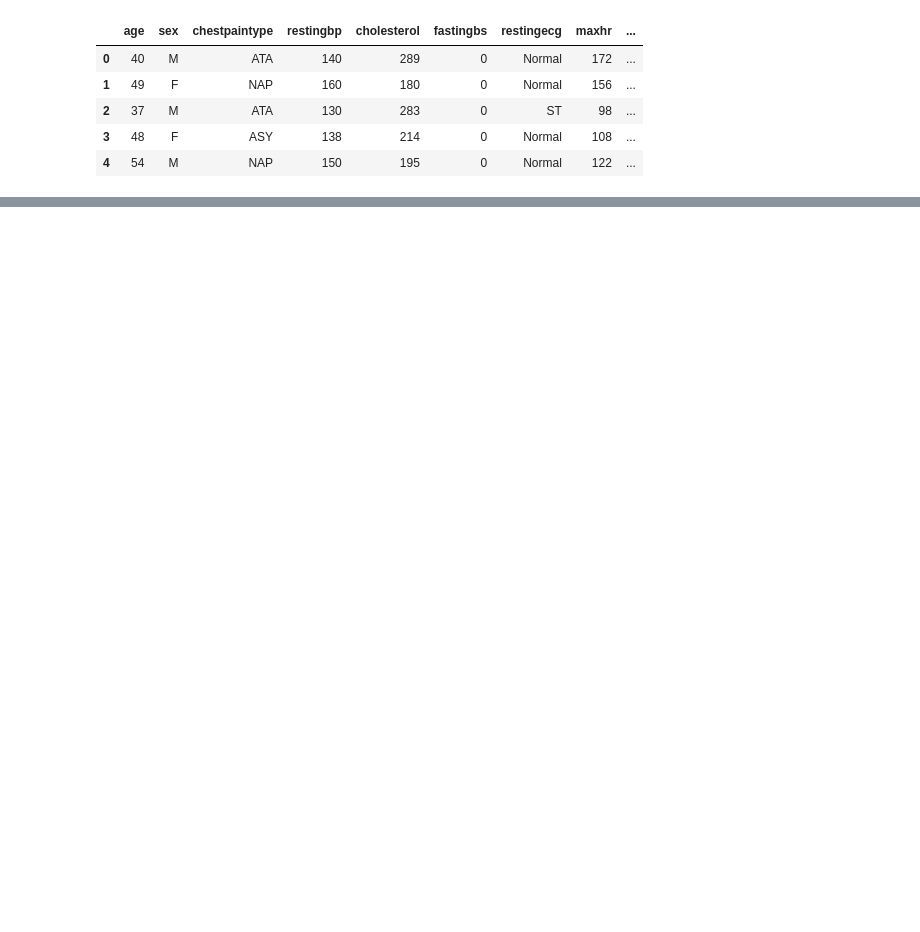
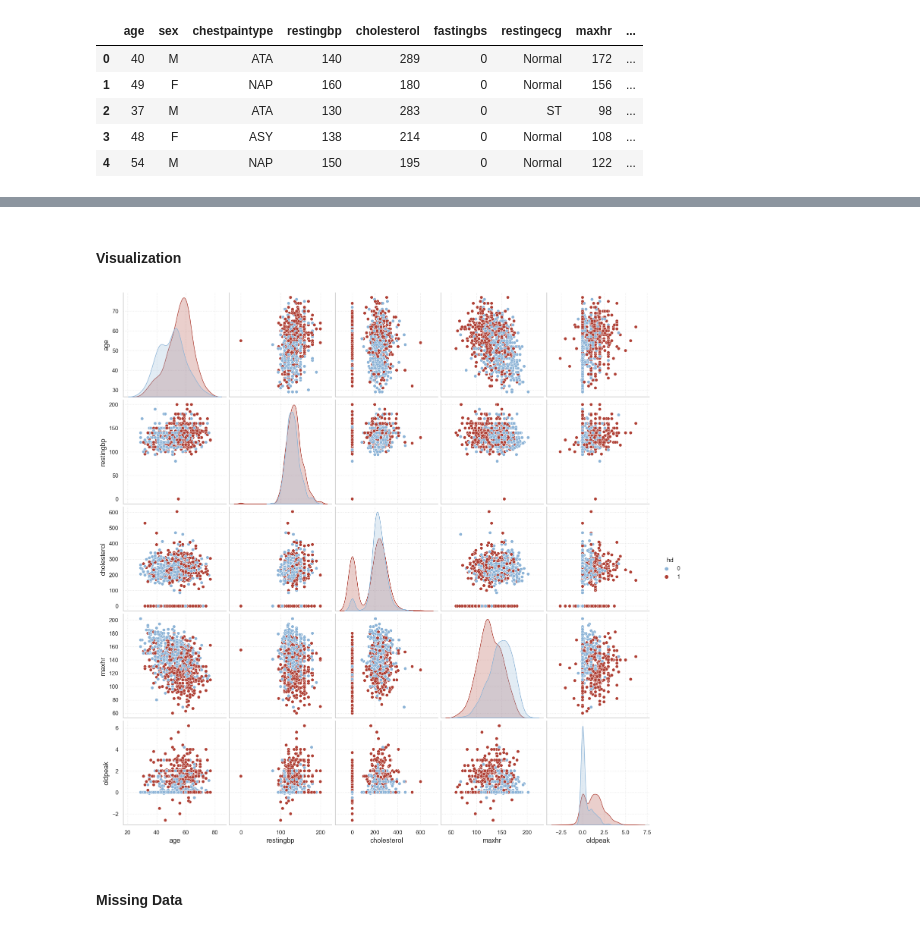
Before and after one commit to a-chasovsky/kgl_heart_failure_prediction, a Jupyter notebook: heart_failure_prediction_dataset.ipynb, the cells around one changed output, grey strips where cells are left out. Drawn from its saved outputs; the diff is of its cells as text; code cells hidden in the pictures; blank space fills up the shorter version.

```diff
--- a/heart_failure_prediction_dataset.ipynb
+++ b/heart_failure_prediction_dataset.ipynb
@@ -203,3 +185,14 @@ data_raw = data_raw.rename(columns={'heartdisease': 'hd'})
+# %%
+# целевая переменная
+data_raw = data_raw.rename(columns={'HeartDisease': 'hd'})
+data_raw.loc[data_raw['hd'] == '1', 'hd'] = 1
+data_raw.loc[data_raw['hd'] == '0', 'hd'] = 0
+
+# строчные названия признаков
+data_raw.columns = map(str.lower, data_raw.columns)
+
+# колонка 'id'
+# data_raw = data_raw.reset_index().rename(columns = {'index': 'id'})
 # %%
 data_raw.head()
 # %% [output]
@@ -1251,0 +442,12 @@ rf_precision_opt, rf_recall_opt, rf_threshold_opt = prec_rec(y_test,
+# %% [markdown]
+#### Visualization
+# %%
+sns.pairplot(
+    data=data, hue='hd',
+    palette=sns.color_palette(pairplot, 2),
+    diag_kind='kde', height=3
+);
+# %% [output]
+[figure, added]
+# %% [markdown]
+#### Missing Data
```
Also changed, not shown: parts of 357 cells of this notebook, 8 other files.
